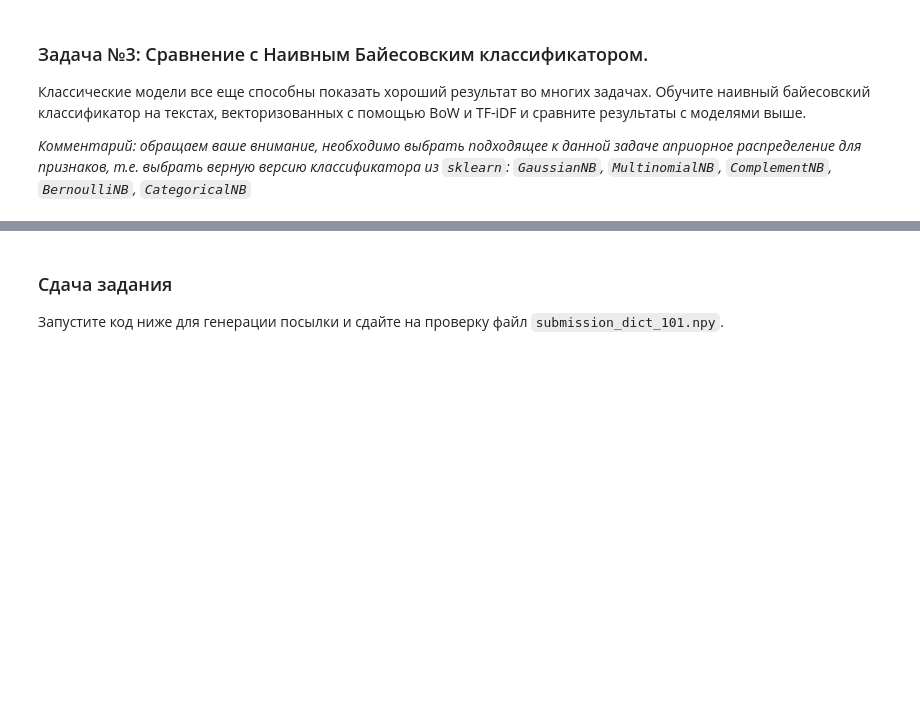
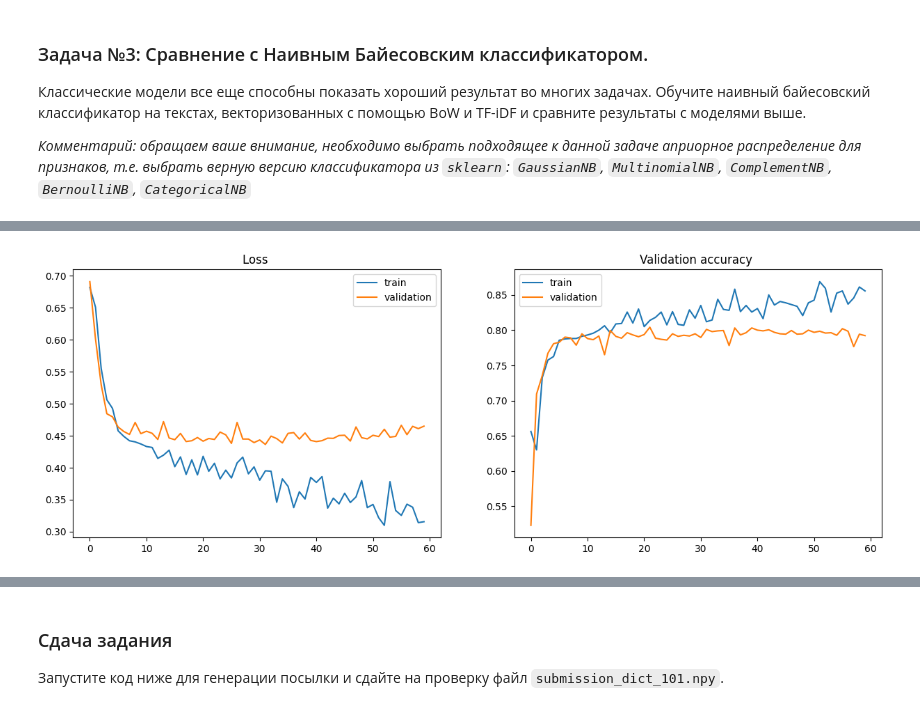
Before and after one commit to blnglishPlease/ML-and-DL, a Jupyter notebook: assignments/assignment06_text_classification/assignment01.ipynb, the cells around one changed output, grey strips where cells are left out. Drawn from its saved outputs; the diff is of its cells as text; code cells hidden in the pictures; blank space fills up the shorter version.

```diff
--- a/assignments/assignment06_text_classification/assignment01.ipynb
+++ b/assignments/assignment06_text_classification/assignment01.ipynb
@@ -468,11 +488,19 @@ def text_to_average_embedding(text, gensim_embedding_model):
+# %%
+def text_to_average_embedding(text, gensim_embedding_model):
+    embeddings = np.array([gensim_embedding_model.get_vector(word) for word in text.split() if word in gensim_embedding_model])
+    if embeddings.size == 0:
+        return np.zeros(gensim_embedding_model.vector_size)
+
+    embedding_for_text = np.mean(embeddings, axis=0) # your code here
+    return embedding_for_text
 # %%
-X_train_emb = [text_to_average_embedding(text, gensim_embedding_model) for text in texts_train]
-X_test_emb = [text_to_average_embedding(text, gensim_embedding_model) for text in texts_test]
+X_train_emb = np.stack([text_to_average_embedding(text, gensim_embedding_model) for text in texts_train])
+X_test_emb = np.stack([text_to_average_embedding(text, gensim_embedding_model) for text in texts_test])
 
 assert len(X_train_emb[0]) == gensim_embedding_model.vector_size, 'Seems like the embedding shape is wrong'
 # %%
-X_train_emb_torch = # your code here
-X_test_emb_torch = # your code here
+X_train_emb_torch = torch.FloatTensor(X_train_emb).to(device) # your code here
+X_test_emb_torch = torch.FloatTensor(X_test_emb).to(device) # your code here
 
-y_train_torch = # your code here
-y_test_torch = # your code here
+y_train_torch = torch.LongTensor(y_train).to(device) # your code here
+y_test_torch = torch.LongTensor(y_test).to(device) # your code here
@@ -481,8 +523,10 @@ model = # your code here
 # %%
-loss_function = # your code here
-opt = # your code here
+loss_function = nn.CrossEntropyLoss() # your code here
+opt = torch.optim.Adam(model.parameters(), lr=1e-3) # your code here
 
 model = train_model(model, opt, X_train_emb_torch, y_train_torch, X_test_emb_torch, y_test_torch, n_iterations=3000)
+# %% [output]
+[figure, added]
 # %%
 # do not change the code in the block below
 # __________start of block__________
```
Also changed, not shown: parts of 19 cells of this notebook.
